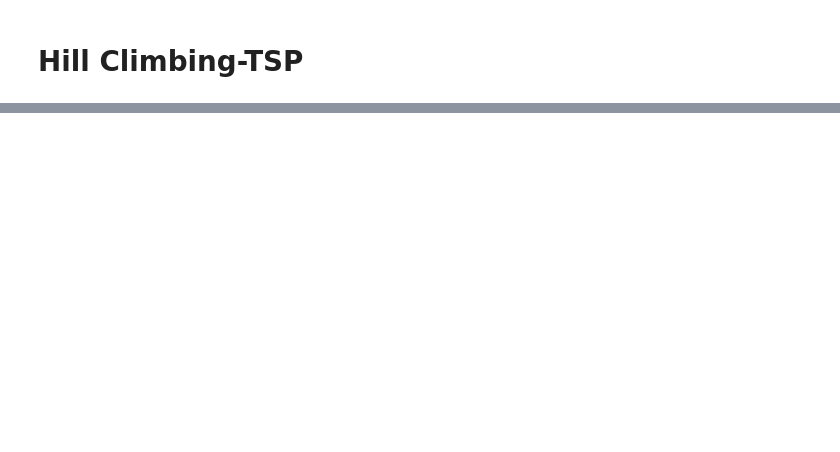
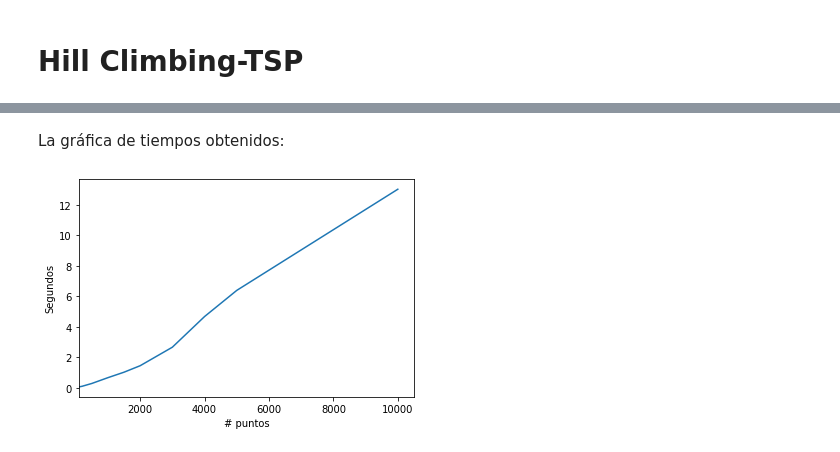
Before and after one commit to JuanDa14Sa/Artificial-Intelligence-Stuff, a Jupyter notebook: TSP_HillClimbing.ipynb, the cells around one changed output, grey strips where cells are left out. Drawn from its saved outputs; the diff is of its cells as text; code cells hidden in the pictures; blank space fills up the shorter version.

```diff
--- a/TSP_HillClimbing.ipynb
+++ b/TSP_HillClimbing.ipynb
@@ -119,0 +118,32 @@ nx.draw(G,nx.get_node_attributes(G, 'pos'),node_size=50)
+# %%
+n_iterations = 100
+
+n_=[100,200,500,1000,1500,2000,3000,4000,5000,10000]
+
+
+
+times=[]
+lengths=[]
+for num_point_ in n_:
+    points=gen_points(0,0,1,num_point_)
+    matrix_dist=matrix(points)
+    solutions=[]
+    start=timeit.default_timer()
+    for _ in range(10):
+        best, score,values = rand_hill_climbing(n_iterations,num_point_,matrix_dist)
+        solutions.append((best,score,values))
+        # print('Done!>>>>>>>')
+        # print('f(%s) = %f' % (best, score))
+    route,val,value=min(solutions,key=lambda x:x[1])
+    end=timeit.default_timer()
+    times.append(end-start)
+    lengths.append(val)
+# %% [markdown]
+La gráfica de tiempos obtenidos:
+# %%
+plt.plot(n_,times)
+plt.xlim(left=100)
+plt.ylabel('Segundos')
+plt.xlabel('# puntos');
+# %% [output]
+[figure, added]
```
Also changed, not shown: parts of 17 cells of this notebook.
